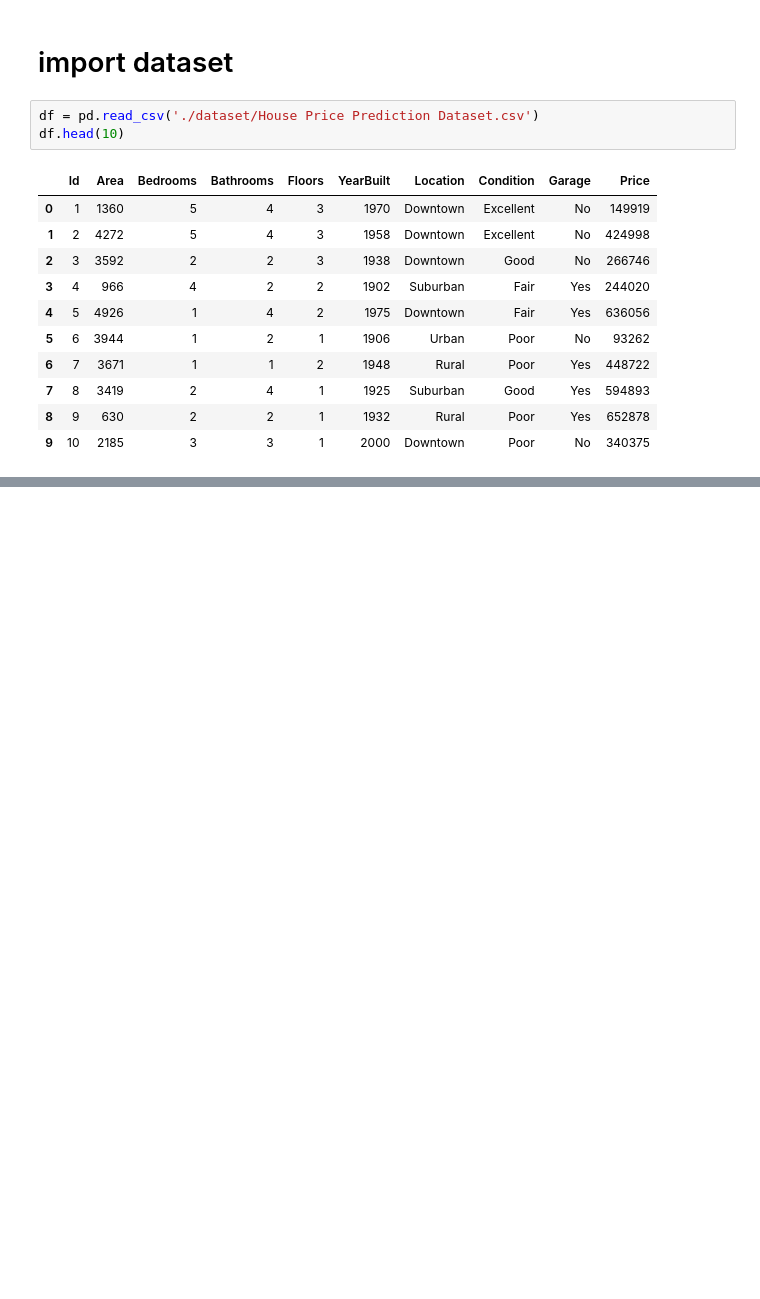
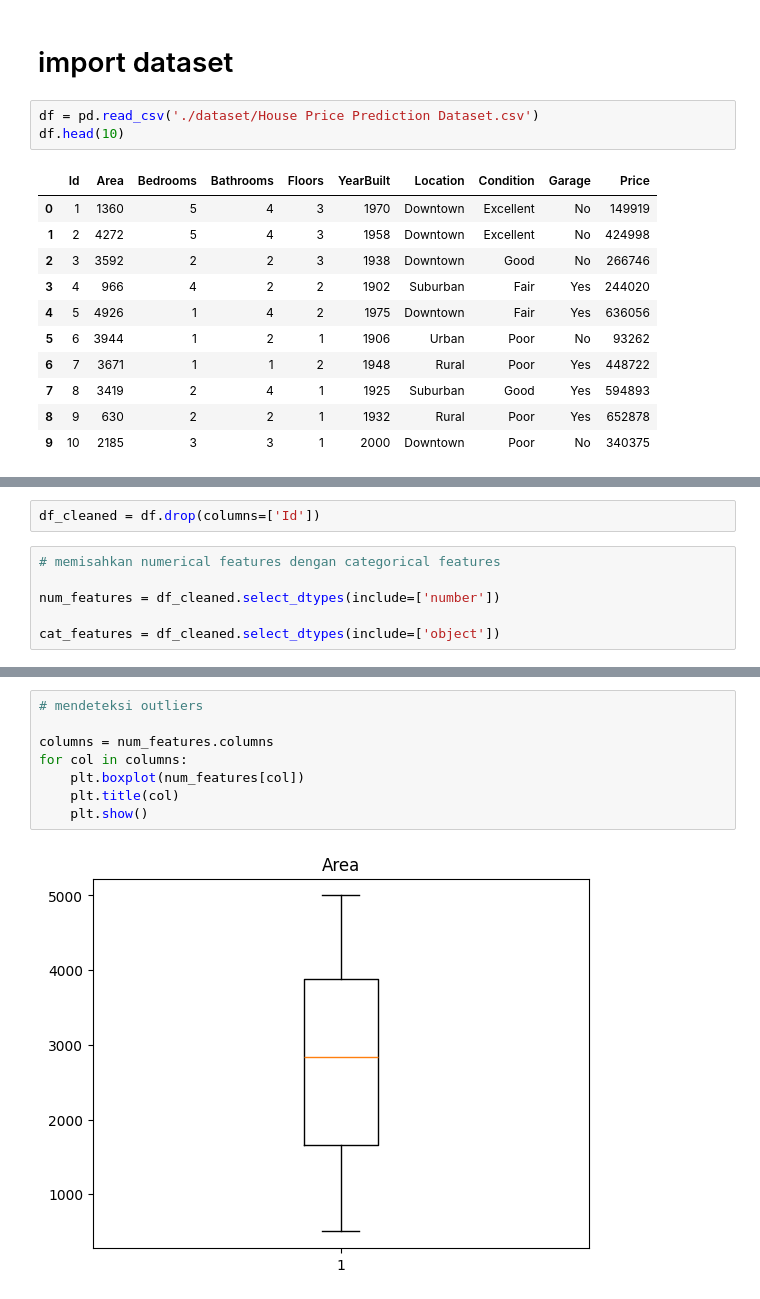
Before and after one commit to NurulAis/house-price, a Jupyter notebook: notebook.ipynb, the cells around one changed output, grey strips where cells are left out. Cells and saved outputs as stored; diff of their text form; blank space fills up the shorter version.

```diff
--- a/notebook.ipynb
+++ b/notebook.ipynb
@@ -24,0 +57,8 @@ df.head(10)
+# %%
+df_cleaned = df.drop(columns=['Id'])
+# %%
+# memisahkan numerical features dengan categorical features
+
+num_features = df_cleaned.select_dtypes(include=['number'])
+
+cat_features = df_cleaned.select_dtypes(include=['object'])
@@ -24,0 +83,10 @@ df.head(10)
+# %%
+# mendeteksi outliers
+
+columns = num_features.columns
+for col in columns:
+    plt.boxplot(num_features[col])
+    plt.title(col)
+    plt.show()
+# %% [output]
+[figure, added]
```
Also changed, not shown: parts of 20 cells of this notebook.
